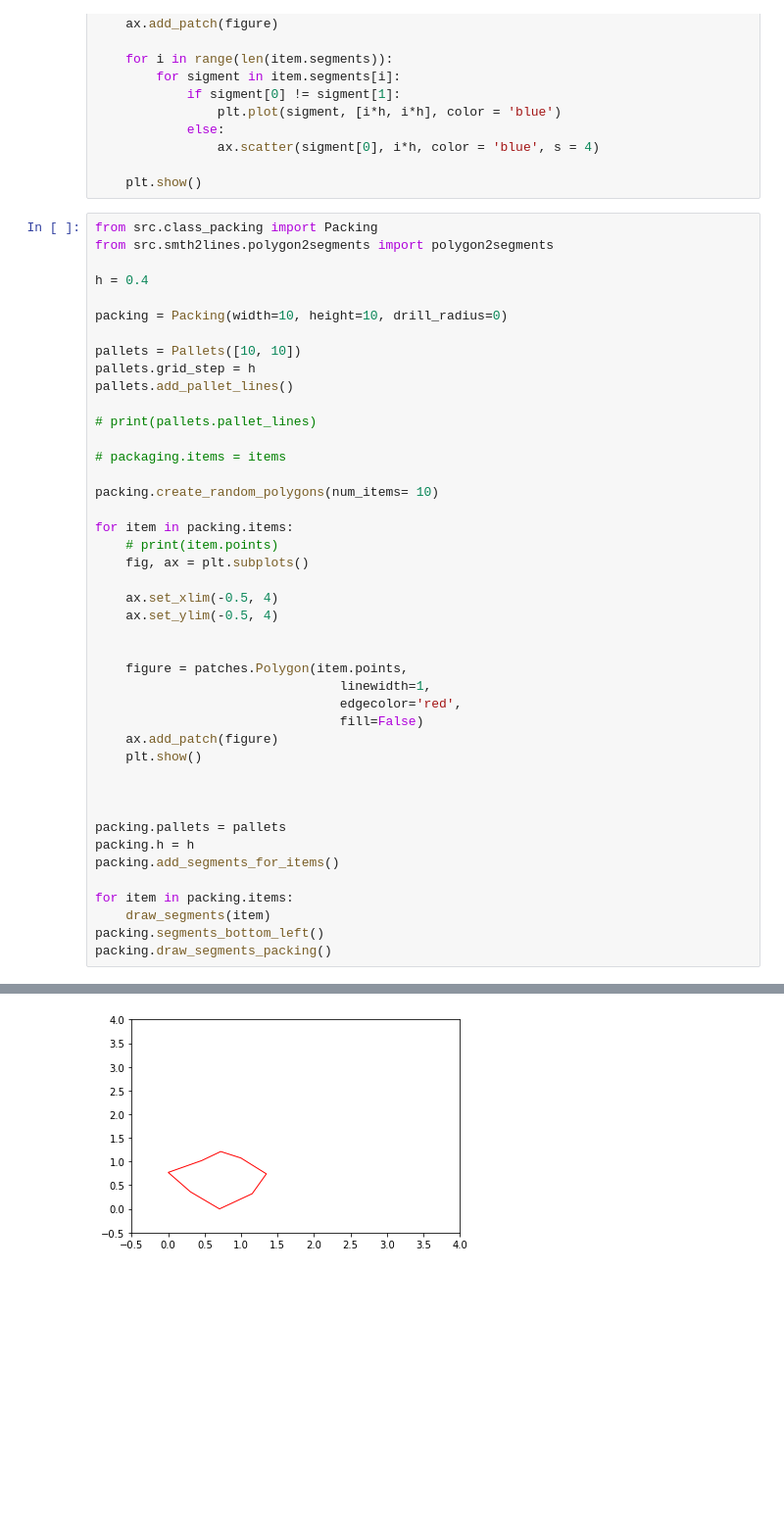
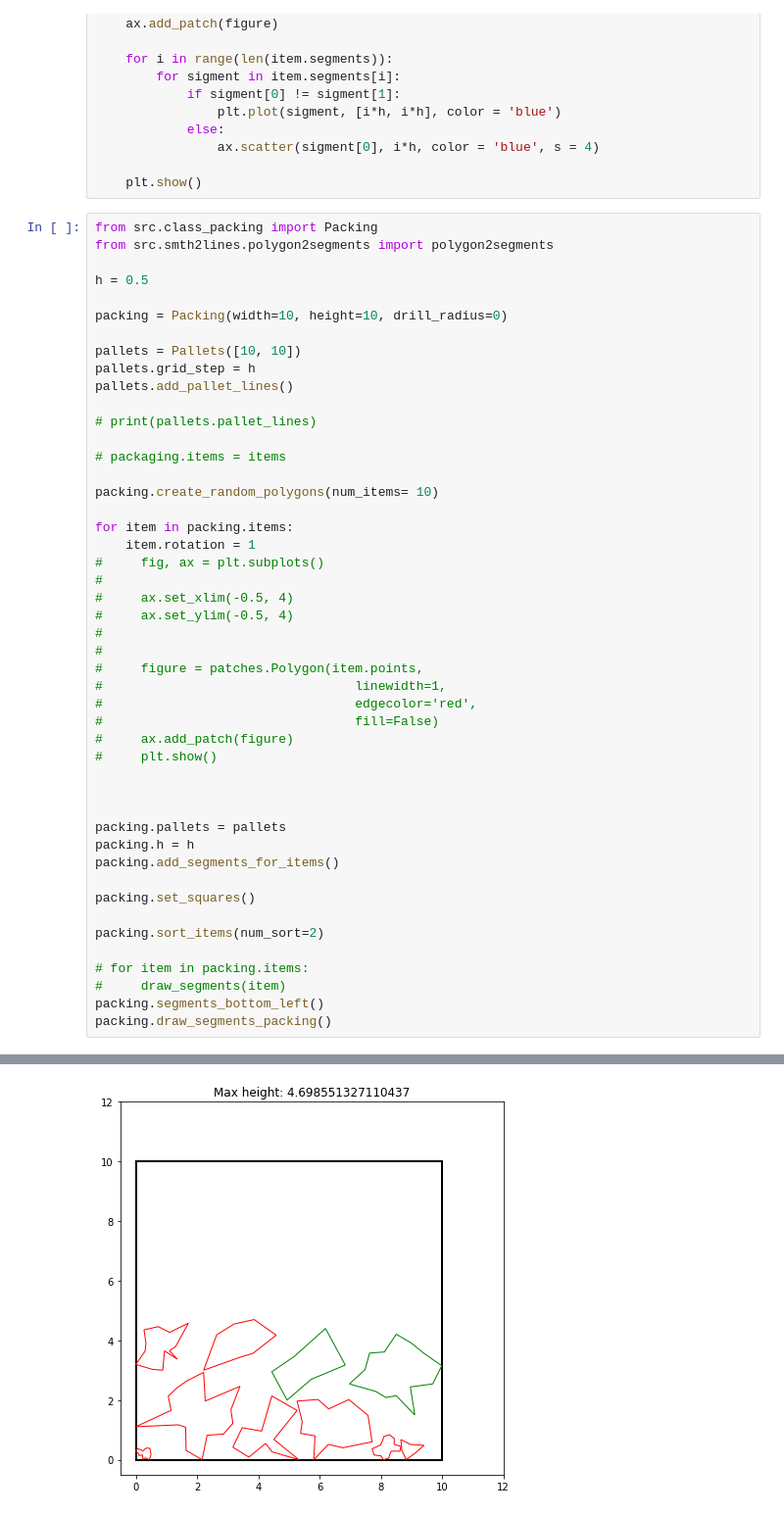
Before and after one commit to LyapinAlex/NestingProblem-BMW2022, a Jupyter notebook: src/smth2lines/result_exp.ipynb, the cells around one changed output, grey strips where cells are left out. Shown: that part at 98% size. Saved outputs shown, nothing was run; the diff lists cells and outputs as text; blank space fills up the shorter version.

```diff
--- a/src/smth2lines/result_exp.ipynb
+++ b/src/smth2lines/result_exp.ipynb
@@ -46,7 +46,7 @@ def draw_segments(item):
 from src.class_packing import Packing
 from src.smth2lines.polygon2segments import polygon2segments
 
-h = 0.4
+h = 0.5
 
 packing = Packing(width=10, height=10, drill_radius=0)
 
@@ -61,19 +61,19 @@ pallets.add_pallet_lines()
 packing.create_random_polygons(num_items= 10)
 
 for item in packing.items:
-    # print(item.points)
-    fig, ax = plt.subplots()
-
-    ax.set_xlim(-0.5, 4)
-    ax.set_ylim(-0.5, 4)
-
-
-    figure = patches.Polygon(item.points,
-                                linewidth=1,
-                                edgecolor='red',
-                                fill=False)
-    ax.add_patch(figure)
-    plt.show()
+    item.rotation = 1
+#     fig, ax = plt.subplots()
+#
+#     ax.set_xlim(-0.5, 4)
+#     ax.set_ylim(-0.5, 4)
+#
+#
+#     figure = patches.Polygon(item.points,
+#                                 linewidth=1,
+#                                 edgecolor='red',
+#                                 fill=False)
+#     ax.add_patch(figure)
+#     plt.show()
 
 
 
@@ -81,8 +81,12 @@ packing.pallets = pallets
 packing.h = h
 packing.add_segments_for_items()
 
-for item in packing.items:
-    draw_segments(item)
+packing.set_squares()
+
+packing.sort_items(num_sort=2)
+
+# for item in packing.items:
+#     draw_segments(item)
 packing.segments_bottom_left()
 packing.draw_segments_packing()
 # %% [output]
@@ -89 +103 @@ packing.draw_segments_packing()
-[figure, old version]
+[figure, new version]
```
Also changed, not shown: parts of 2 cells of this notebook, 3 other files.
